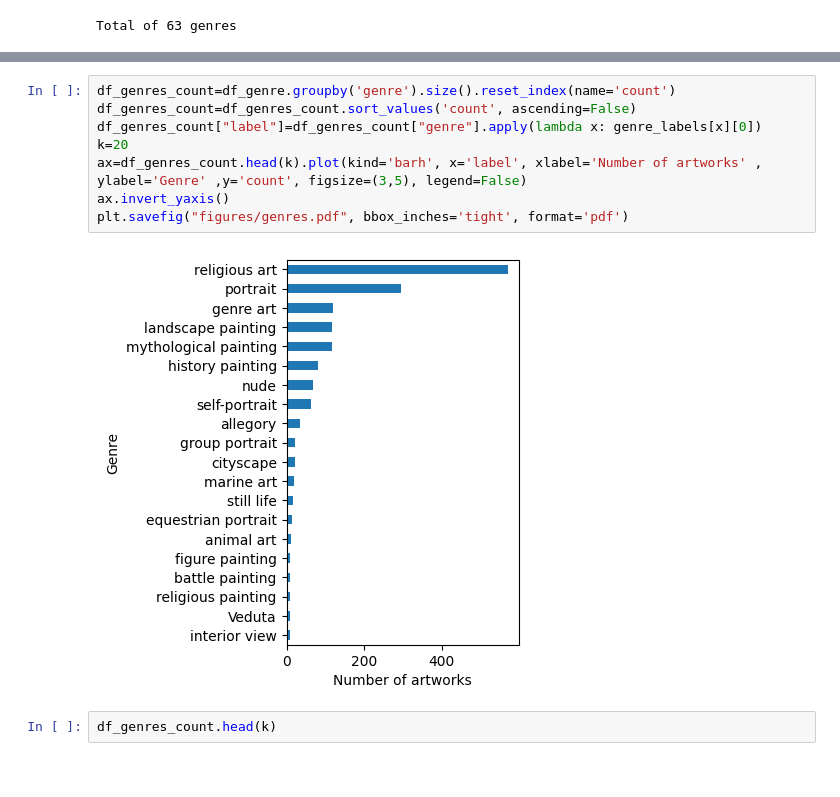
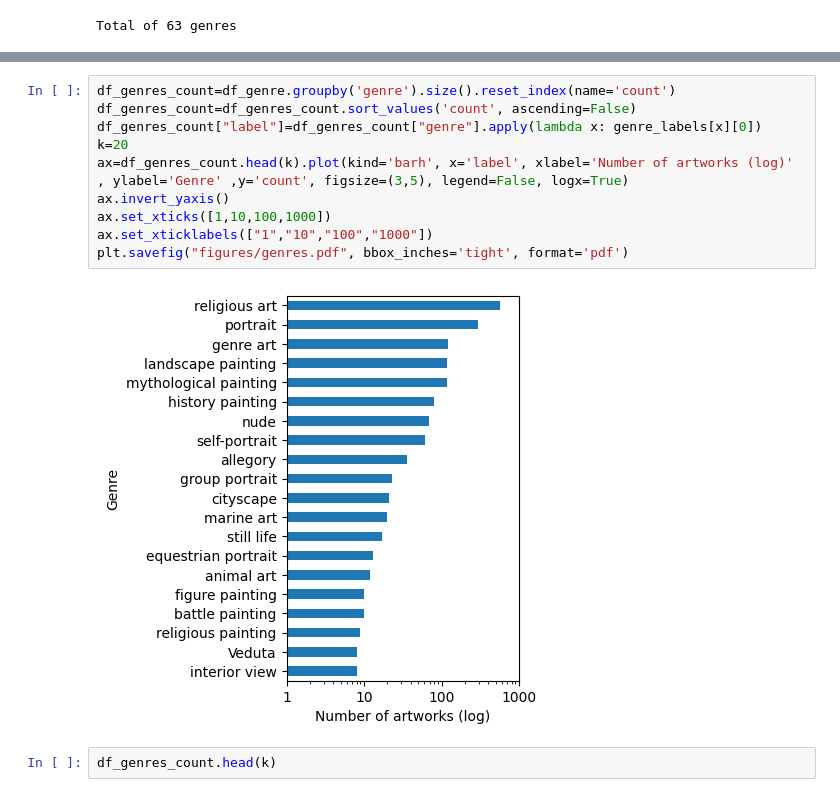
Before and after one commit to HPI-Information-Systems/MELArt, a Jupyter notebook: statistics.ipynb, the cells around one changed output, grey strips where cells are left out. Drawn from its saved outputs; the diff is of its cells as text.

```diff
--- a/statistics.ipynb
+++ b/statistics.ipynb
@@ -131,13 +131,15 @@ Q40446 -> nude
 # %%
 df_genres_count=df_genre.groupby('genre').size().reset_index(name='count')
 df_genres_count=df_genres_count.sort_values('count', ascending=False)
 df_genres_count["label"]=df_genres_count["genre"].apply(lambda x: genre_labels[x][0])
 k=20
-ax=df_genres_count.head(k).plot(kind='barh', x='label', xlabel='Number of artworks' , ylabel='Genre' ,y='count', figsize=(3,5), legend=False)
+ax=df_genres_count.head(k).plot(kind='barh', x='label', xlabel='Number of artworks (log)' , ylabel='Genre' ,y='count', figsize=(3,5), legend=False, logx=True)
 ax.invert_yaxis()
+ax.set_xticks([1,10,100,1000])
+ax.set_xticklabels(["1","10","100","1000"])
 plt.savefig("figures/genres.pdf", bbox_inches='tight', format='pdf')
 # %% [output]
-[figure, old version]
+[figure, new version]
 # %%
 df_genres_count.head(k)
 # %% [output]
```
Also changed, not shown: parts of 3 cells of this notebook, 1 other file.
